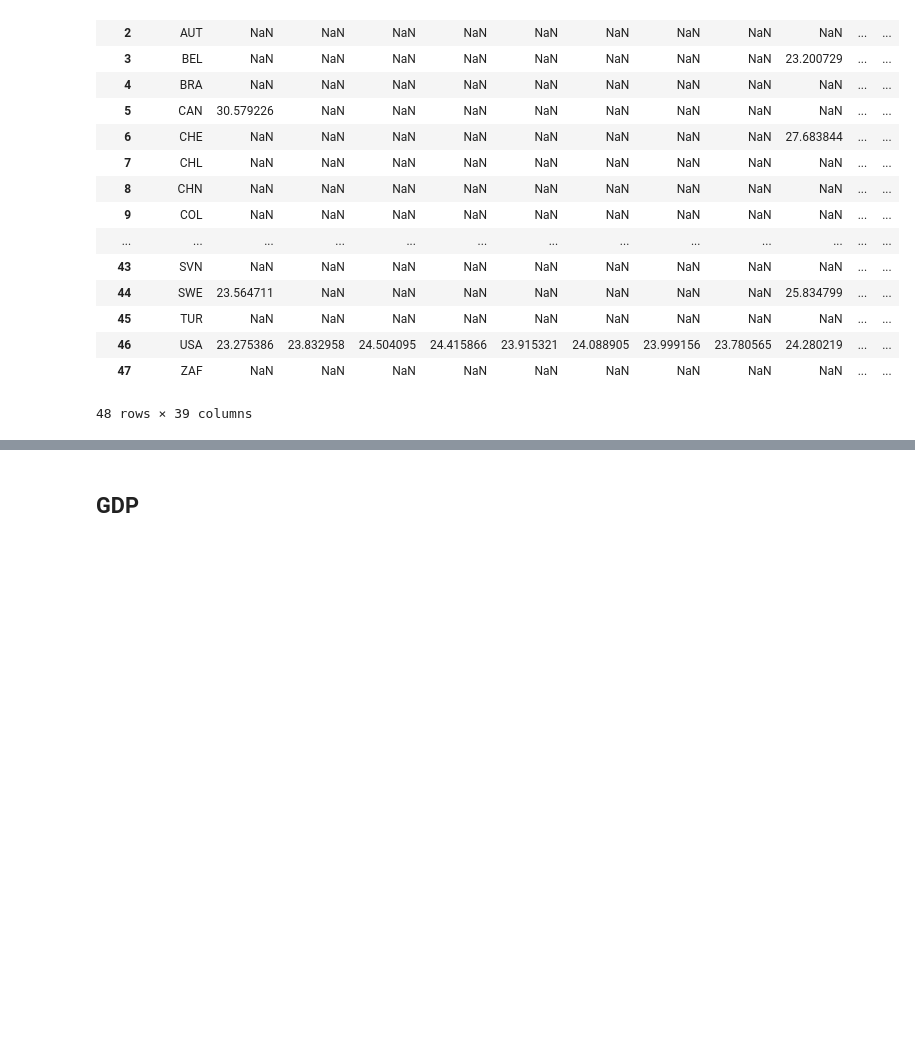
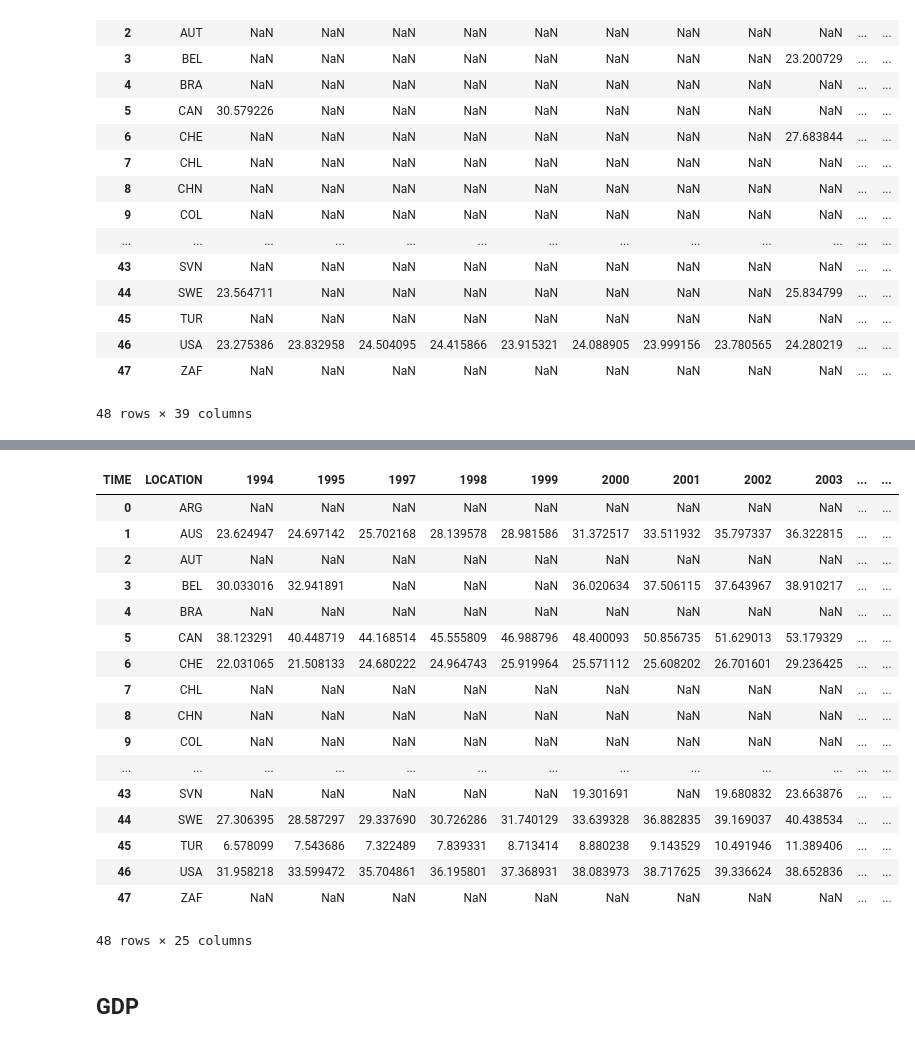
Before and after one commit to ta-data-bcn/Project-Week-5-Your-Own-Project, a Jupyter notebook: your-project/Gathering_data.ipynb, the cells around one changed output, grey strips where cells are left out. Drawn from its saved outputs; the diff is of its cells as text; code cells hidden in the pictures; blank space fills up the shorter version.

```diff
--- a/your-project/Gathering_data.ipynb
+++ b/your-project/Gathering_data.ipynb
@@ -188,3 +262,28 @@ education_df
+# %%
+#here we are dropping all columns that have 30 or more nan values
+for int in education_df.columns:
+    if (education_df[int].isna().sum()) >= 30:
+        education_df = education_df.drop([int], axis=1)
+education_df
+# %% [output]
+| TIME | LOCATION | 1994 | 1995 | 1997 | 1998 | 1999 | 2000 | 2001 | 2002 | 2003 | ... | ... |
+| 0 | ARG | NaN | NaN | NaN | NaN | NaN | NaN | NaN | NaN | NaN | ... | ... |
+| 1 | AUS | 23.624947 | 24.697142 | 25.702168 | 28.139578 | 28.981586 | 31.372517 | 33.511932 | 35.797337 | 36.322815 | ... | ... |
+| 2 | AUT | NaN | NaN | NaN | NaN | NaN | NaN | NaN | NaN | NaN | ... | ... |
+| 3 | BEL | 30.033016 | 32.941891 | NaN | NaN | NaN | 36.020634 | 37.506115 | 37.643967 | 38.910217 | ... | ... |
+| 4 | BRA | NaN | NaN | NaN | NaN | NaN | NaN | NaN | NaN | NaN | ... | ... |
+| 5 | CAN | 38.123291 | 40.448719 | 44.168514 | 45.555809 | 46.988796 | 48.400093 | 50.856735 | 51.629013 | 53.179329 | ... | ... |
+| 6 | CHE | 22.031065 | 21.508133 | 24.680222 | 24.964743 | 25.919964 | 25.571112 | 25.608202 | 26.701601 | 29.236425 | ... | ... |
+| 7 | CHL | NaN | NaN | NaN | NaN | NaN | NaN | NaN | NaN | NaN | ... | ... |
+| 8 | CHN | NaN | NaN | NaN | NaN | NaN | NaN | NaN | NaN | NaN | ... | ... |
+| 9 | COL | NaN | NaN | NaN | NaN | NaN | NaN | NaN | NaN | NaN | ... | ... |
+| ... | ... | ... | ... | ... | ... | ... | ... | ... | ... | ... | ... | ... |
+| 43 | SVN | NaN | NaN | NaN | NaN | NaN | 19.301691 | NaN | 19.680832 | 23.663876 | ... | ... |
+| 44 | SWE | 27.306395 | 28.587297 | 29.337690 | 30.726286 | 31.740129 | 33.639328 | 36.882835 | 39.169037 | 40.438534 | ... | ... |
+| 45 | TUR | 6.578099 | 7.543686 | 7.322489 | 7.839331 | 8.713414 | 8.880238 | 9.143529 | 10.491946 | 11.389406 | ... | ... |
+| 46 | USA | 31.958218 | 33.599472 | 35.704861 | 36.195801 | 37.368931 | 38.083973 | 38.717625 | 39.336624 | 38.652836 | ... | ... |
+| 47 | ZAF | NaN | NaN | NaN | NaN | NaN | NaN | NaN | NaN | NaN | ... | ... |
+48 rows × 25 columns
 # %% [markdown]
 ## GDP
 # %%
```
Also changed, not shown: parts of 37 cells of this notebook.
